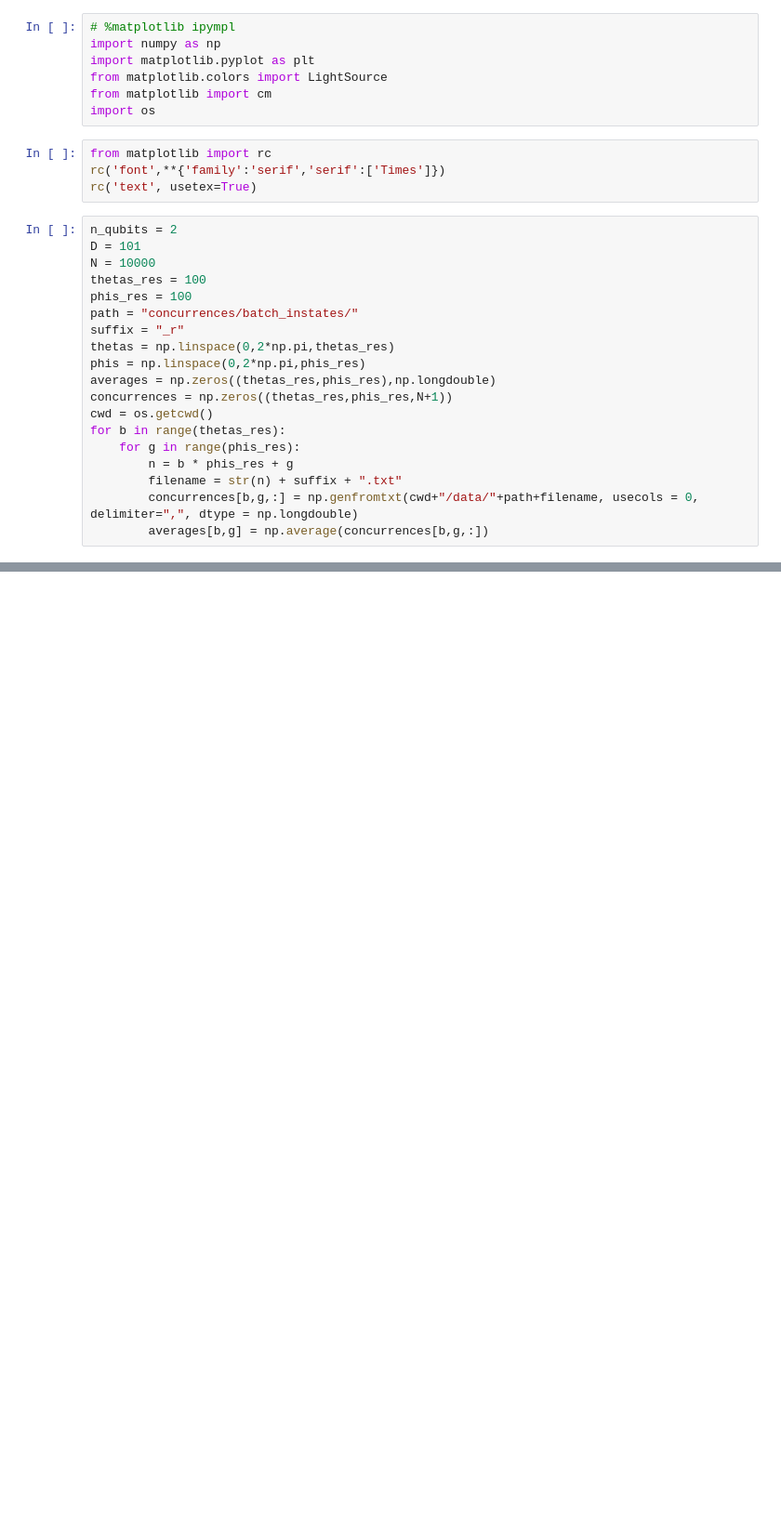
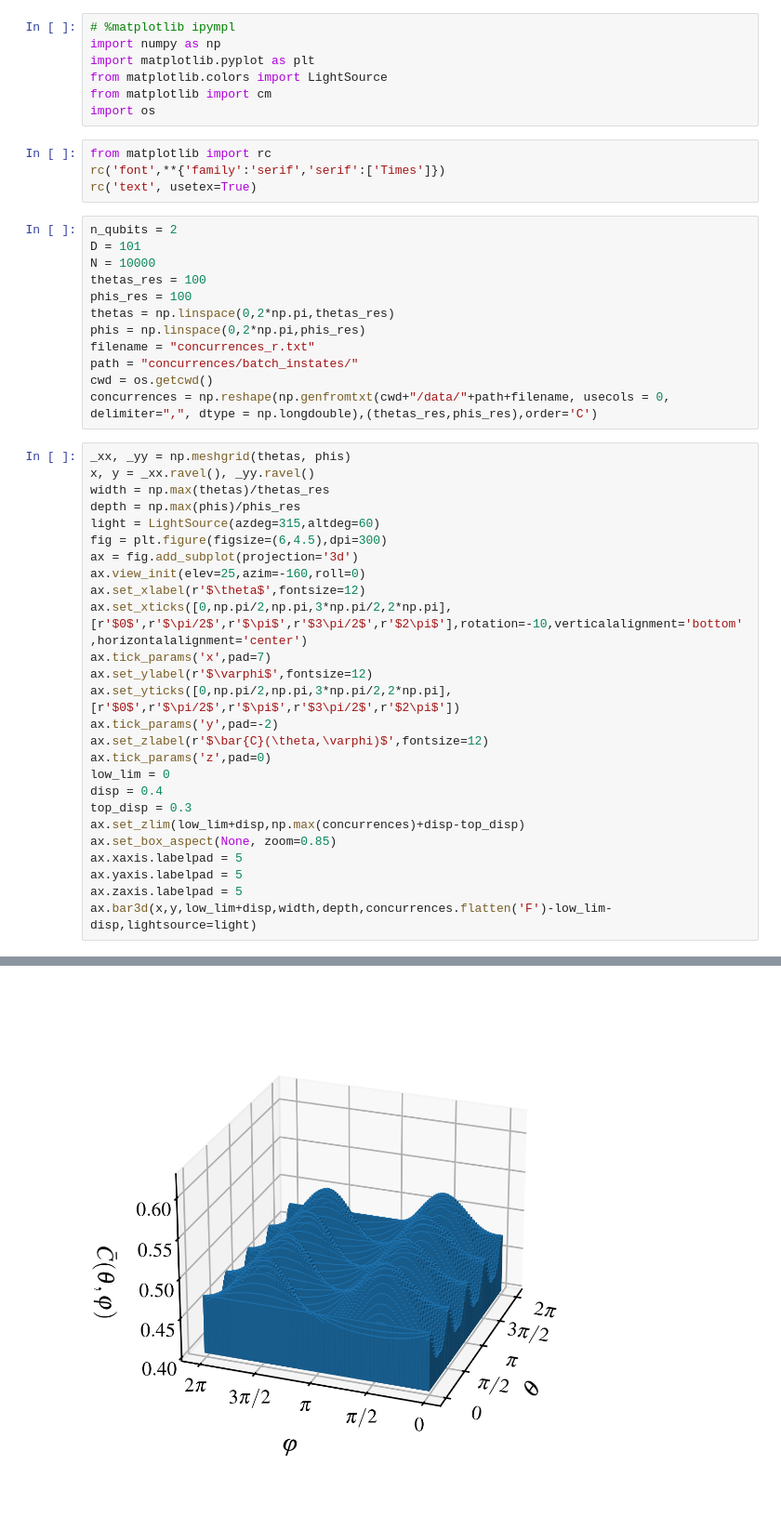
Before and after one commit to Emiliano6754/Correlation-Quantum-Walks, a Jupyter notebook: batch_instates_concurrences.ipynb, the cells around one changed output, grey strips where cells are left out. Shown at 93% size. Drawn from its saved outputs; the diff is of its cells as text; blank space fills up the shorter version.

```diff
--- a/batch_instates_concurrences.ipynb
+++ b/batch_instates_concurrences.ipynb
@@ -15,16 +15,36 @@ D = 101
 N = 10000
 thetas_res = 100
 phis_res = 100
-path = "concurrences/batch_instates/"
-suffix = "_r"
 thetas = np.linspace(0,2*np.pi,thetas_res)
 phis = np.linspace(0,2*np.pi,phis_res)
-averages = np.zeros((thetas_res,phis_res),np.longdouble)
-concurrences = np.zeros((thetas_res,phis_res,N+1))
+filename = "concurrences_r.txt"
+path = "concurrences/batch_instates/"
 cwd = os.getcwd()
-for b in range(thetas_res):
-    for g in range(phis_res):
-        n = b * phis_res + g
-        filename = str(n) + suffix + ".txt"
-        concurrences[b,g,:] = np.genfromtxt(cwd+"/data/"+path+filename, usecols = 0, delimiter=",", dtype = np.longdouble)
-        averages[b,g] = np.average(concurrences[b,g,:])
+concurrences = np.reshape(np.genfromtxt(cwd+"/data/"+path+filename, usecols = 0, delimiter=",", dtype = np.longdouble),(thetas_res,phis_res),order='C')
+# %%
+_xx, _yy = np.meshgrid(thetas, phis)
+x, y = _xx.ravel(), _yy.ravel()
+width = np.max(thetas)/thetas_res
+depth = np.max(phis)/phis_res
+light = LightSource(azdeg=315,altdeg=60)
+fig = plt.figure(figsize=(6,4.5),dpi=300)
+ax = fig.add_subplot(projection='3d')
+ax.view_init(elev=25,azim=-160,roll=0)
+ax.set_xlabel(r'$\theta$',fontsize=12)
+ax.set_xticks([0,np.pi/2,np.pi,3*np.pi/2,2*np.pi],[r'$0$',r'$\pi/2$',r'$\pi$',r'$3\pi/2$',r'$2\pi$'],rotation=-10,verticalalignment='bottom',horizontalalignment='center')
+ax.tick_params('x',pad=7)
+ax.set_ylabel(r'$\varphi$',fontsize=12)
+ax.set_yticks([0,np.pi/2,np.pi,3*np.pi/2,2*np.pi],[r'$0$',r'$\pi/2$',r'$\pi$',r'$3\pi/2$',r'$2\pi$'])
+ax.tick_params('y',pad=-2)
+ax.set_zlabel(r'$\bar{C}(\theta,\varphi)$',fontsize=12)
+ax.tick_params('z',pad=0)
+low_lim = 0
+disp = 0.4
+top_disp = 0.3
+ax.set_zlim(low_lim+disp,np.max(concurrences)+disp-top_disp)
+ax.set_box_aspect(None, zoom=0.85)
+ax.xaxis.labelpad = 5
+ax.yaxis.labelpad = 5
+ax.zaxis.labelpad = 5
+ax.bar3d(x,y,low_lim+disp,width,depth,concurrences.flatten('F')-low_lim-disp,lightsource=light)
+# %% [output]
@@ -30,0 +52 @@ for b in range(thetas_res):
+[figure, added]
```
Also changed, not shown: parts of 22 cells of this notebook, 26 other files.
